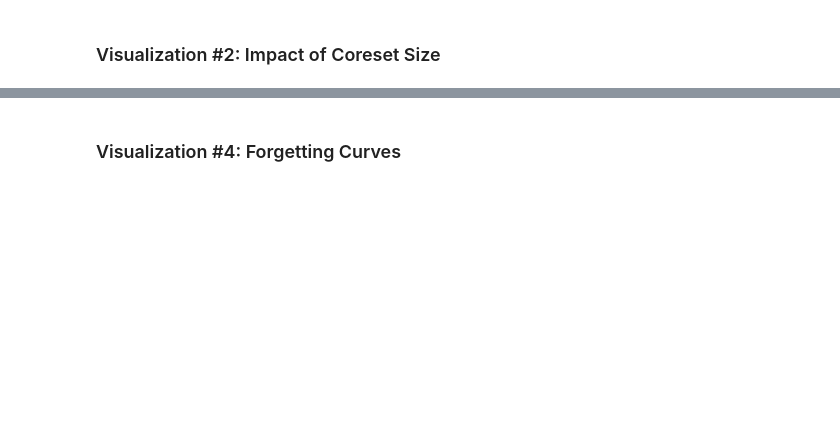
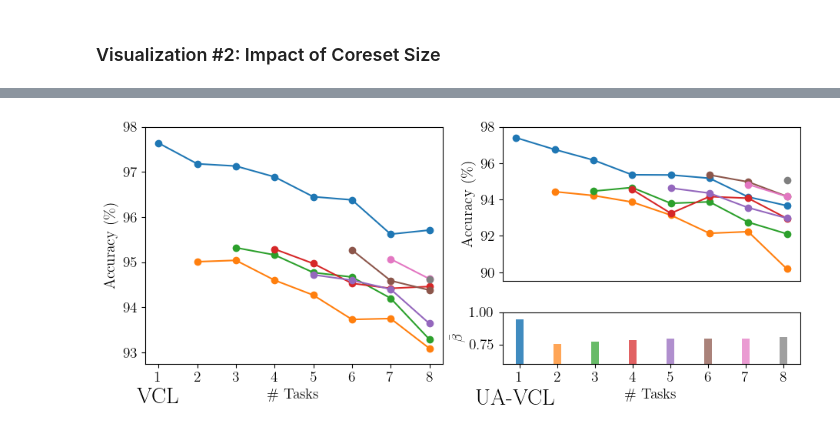
Before and after one commit to thierry123454/UA-VCL, a Jupyter notebook: UDL_Mini_Project.ipynb, the cells around one changed output, grey strips where cells are left out. Drawn from its saved outputs; the diff is of its cells as text; code cells hidden in the pictures; blank space fills up the shorter version.

```diff
--- a/UDL_Mini_Project.ipynb
+++ b/UDL_Mini_Project.ipynb
@@ -969,0 +1542,11 @@ Average Test RMSE after Task 8: 0.32
+# %%
+num_tasks = 10
+encoders = nn.ModuleList([
+    Encoder(input_dim=28*28, hidden_dim=500, z_dim=50)
+    for _ in range(num_tasks)
+]).to(device)
+
+vae = BayesianGenerator(num_tasks, z_dim=50, h_dim=500, x_dim=28*28).to(device)
+
+mnist_tasks = MNIST()
+batch_size = 128
@@ -1156,6 +1792,70 @@ EWC_coreset_-1_lambda_100_alpha_-1
-# %% [markdown]
-### Visualization #4: Forgetting Curves
 # %%
 key = "UA-VCL-WKL_coreset_2500_lambda_-1_alpha_1.0"
 key_vcl = "VCL_coreset_2500_lambda_-1_alpha_1.0"
+# %%
+import matplotlib.gridspec as gridspec
+
+fig = plt.figure(figsize=(11,4))
+gs = gridspec.GridSpec(2, 2, width_ratios=[1,1], height_ratios=[3,1], hspace=0.3)
+
+# Left subplot: Normal VCL accuracy curves (spanning both rows of left column).
+ax_left = fig.add_subplot(gs[:, 0])
+ax_left.set_xlabel(r'\# Tasks')
+ax_left.set_ylabel('Accuracy (\%)')
+for t in range(1, num_tasks+1):
+    task_key = f"task_{t}"
+    y_vals = classification_results[key_vcl][task_key]
+    if not y_vals:
+        continue
+    x_vals = np.arange(t, t + len(y_vals))
+    ax_left.plot(x_vals, y_vals, marker='o', label=f"Task {t}")
+ax_left.tick_params(axis='y')
+ax_left.set_ylim(92.75, 98)
+ax_left.set_xticks(np.arange(1, num_tasks+1))
+ax_left.text(1, 92, "VCL", ha='center', va='center', fontsize=21)
+
+# Right top subplot: UA-VCL accuracy curves.
+ax_right_acc = fig.add_subplot(gs[0, 1])
+ax_right_acc.set_ylabel('Accuracy (\%)')
+for t in range(1, num_tasks+1):
+    task_key = f"task_{t}"
+    y_vals = classification_results[key][task_key]
+    if not y_vals:
+        continue
+    x_vals = np.arange(t, t + len(y_vals))
+    ax_right_acc.plot(x_vals, y_vals, marker='o', label=f"Task {t}")
+ax_right_acc.tick_params(axis='y')
+ax_right_acc.set_ylim(89.5, 98)
+ax_right_acc.set_xticks(np.arange(1, num_tasks+1))
+ax_right_acc.tick_params(axis='x', which='both', bottom=False, top=False, labelbottom=False)
+ax_right_acc.text(1, 83, "UA-VCL", ha='center', va='center', fontsize=21)
+
+# Right bottom subplot: beta bars.
+ax_right_beta = fig.add_subplot(gs[1, 1])
+ax_right_beta.set_xlabel(r'\# Tasks')
+ax_right_beta.set_ylabel(r'$\bar{\beta}$')
+beta_vals = classification_results[key]['mean_beta']
+
+# Every epoch the average beta value gets added, therefore
+# take the mean of them and skip the ones pertaining to calculating
+# the predictive distribution.
+epochs = global_params['epochs']
+group_means = [np.mean(beta_vals[i:i+epochs]) for i in range(0, len(beta_vals), epochs * 2)]
+x_beta = np.arange(1, len(group_means) + 1)
+for x, beta_val in zip(x_beta, group_means):
+    normalized_alpha = beta_val * 0.8 + 0.1
+    ax_right_beta.bar(x, beta_val, alpha=normalized_alpha, width=0.2)
+ax_right_beta.tick_params(axis='y')
+ax_right_beta.set_ylim(0.6, 1)
+ax_right_beta.set_xticks(np.arange(1, num_tasks+1))
+
+# Create a shared legend for the task curves.
+# handles, labels = ax_left.get_legend_handles_labels()
+# fig.legend(handles, labels, loc='upper center', ncol=len(labels), fontsize=12)
+
+fig.tight_layout(rect=[0, 0.03, 1, 0.95])
+plt.savefig('forgetting_curves.pdf', format="pdf", bbox_inches='tight')
+plt.show()
+# %% [output]
+[figure, added]
 # %% [markdown]
```
Also changed, not shown: parts of 97 cells of this notebook, 3 other files.
